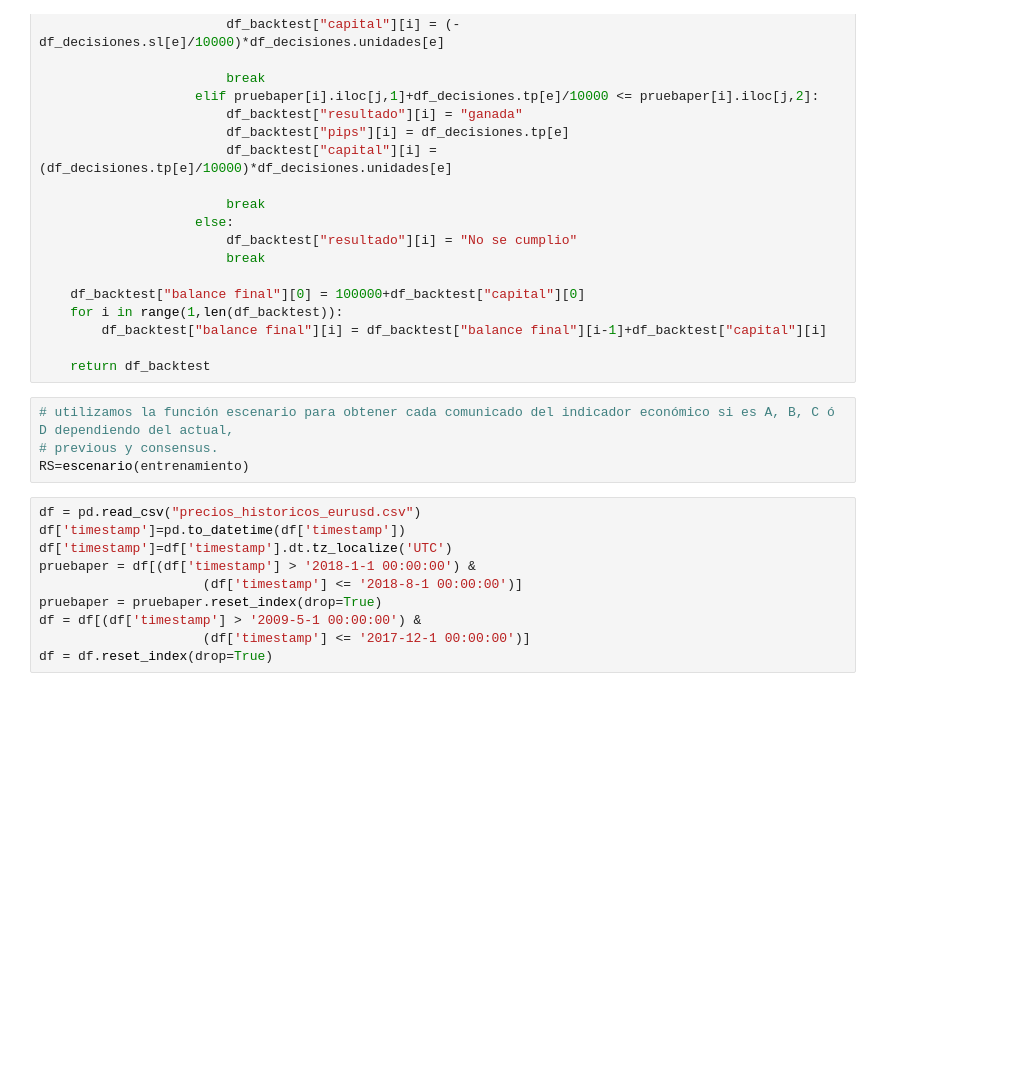
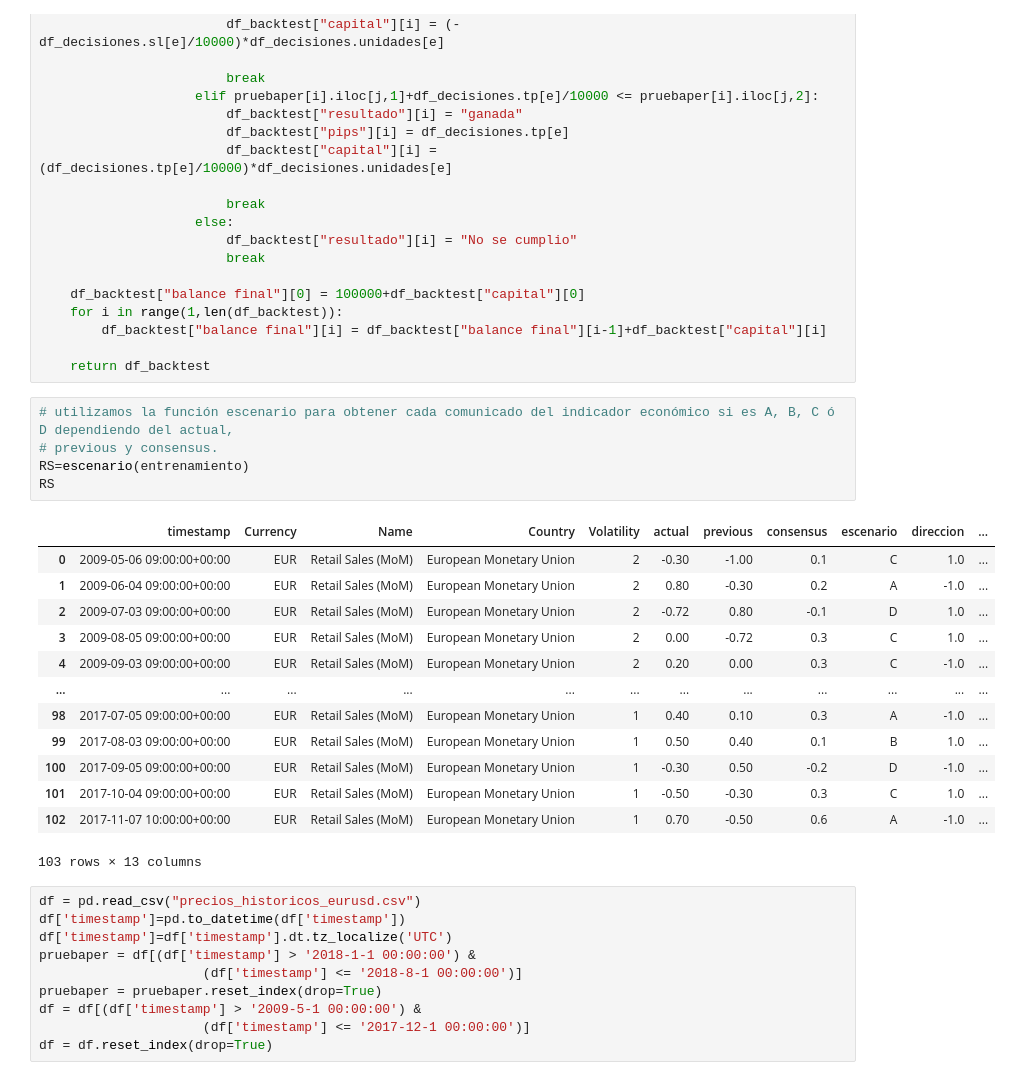
Before and after one commit to Esteban-NaGa/LabFinal_Myst_EquipoRocket, a Jupyter notebook: LabFinal_Myst_EquipoRocket-Copy1.ipynb, the cells around one changed output. Drawn from its saved outputs; the diff is of its cells as text; blank space fills up the shorter version.

```diff
--- a/LabFinal_Myst_EquipoRocket-Copy1.ipynb
+++ b/LabFinal_Myst_EquipoRocket-Copy1.ipynb
@@ -159,7 +159,22 @@ def backtest(pruebabacktest,pruebaper,escenarios,df_decisiones):
 # %%
 # utilizamos la función escenario para obtener cada comunicado del indicador económico si es A, B, C ó D dependiendo del actual,
 # previous y consensus.
 RS=escenario(entrenamiento)
+RS
+# %% [output]
+|  | timestamp | Currency | Name | Country | Volatility | actual | previous | consensus | escenario | direccion | ... |
+| 0 | 2009-05-06 09:00:00+00:00 | EUR | Retail Sales (MoM) | European Monetary Union | 2 | -0.30 | -1.00 | 0.1 | C | 1.0 | ... |
+| 1 | 2009-06-04 09:00:00+00:00 | EUR | Retail Sales (MoM) | European Monetary Union | 2 | 0.80 | -0.30 | 0.2 | A | -1.0 | ... |
+| 2 | 2009-07-03 09:00:00+00:00 | EUR | Retail Sales (MoM) | European Monetary Union | 2 | -0.72 | 0.80 | -0.1 | D | 1.0 | ... |
+| 3 | 2009-08-05 09:00:00+00:00 | EUR | Retail Sales (MoM) | European Monetary Union | 2 | 0.00 | -0.72 | 0.3 | C | 1.0 | ... |
+| 4 | 2009-09-03 09:00:00+00:00 | EUR | Retail Sales (MoM) | European Monetary Union | 2 | 0.20 | 0.00 | 0.3 | C | -1.0 | ... |
+| ... | ... | ... | ... | ... | ... | ... | ... | ... | ... | ... | ... |
+| 98 | 2017-07-05 09:00:00+00:00 | EUR | Retail Sales (MoM) | European Monetary Union | 1 | 0.40 | 0.10 | 0.3 | A | -1.0 | ... |
+| 99 | 2017-08-03 09:00:00+00:00 | EUR | Retail Sales (MoM) | European Monetary Union | 1 | 0.50 | 0.40 | 0.1 | B | 1.0 | ... |
+| 100 | 2017-09-05 09:00:00+00:00 | EUR | Retail Sales (MoM) | European Monetary Union | 1 | -0.30 | 0.50 | -0.2 | D | -1.0 | ... |
+| 101 | 2017-10-04 09:00:00+00:00 | EUR | Retail Sales (MoM) | European Monetary Union | 1 | -0.50 | -0.30 | 0.3 | C | 1.0 | ... |
+| 102 | 2017-11-07 10:00:00+00:00 | EUR | Retail Sales (MoM) | European Monetary Union | 1 | 0.70 | -0.50 | 0.6 | A | -1.0 | ... |
+103 rows × 13 columns
 # %%
 df = pd.read_csv("precios_historicos_eurusd.csv")
 df['timestamp']=pd.to_datetime(df['timestamp'])
```
Also changed, not shown: parts of 2 cells of this notebook.
